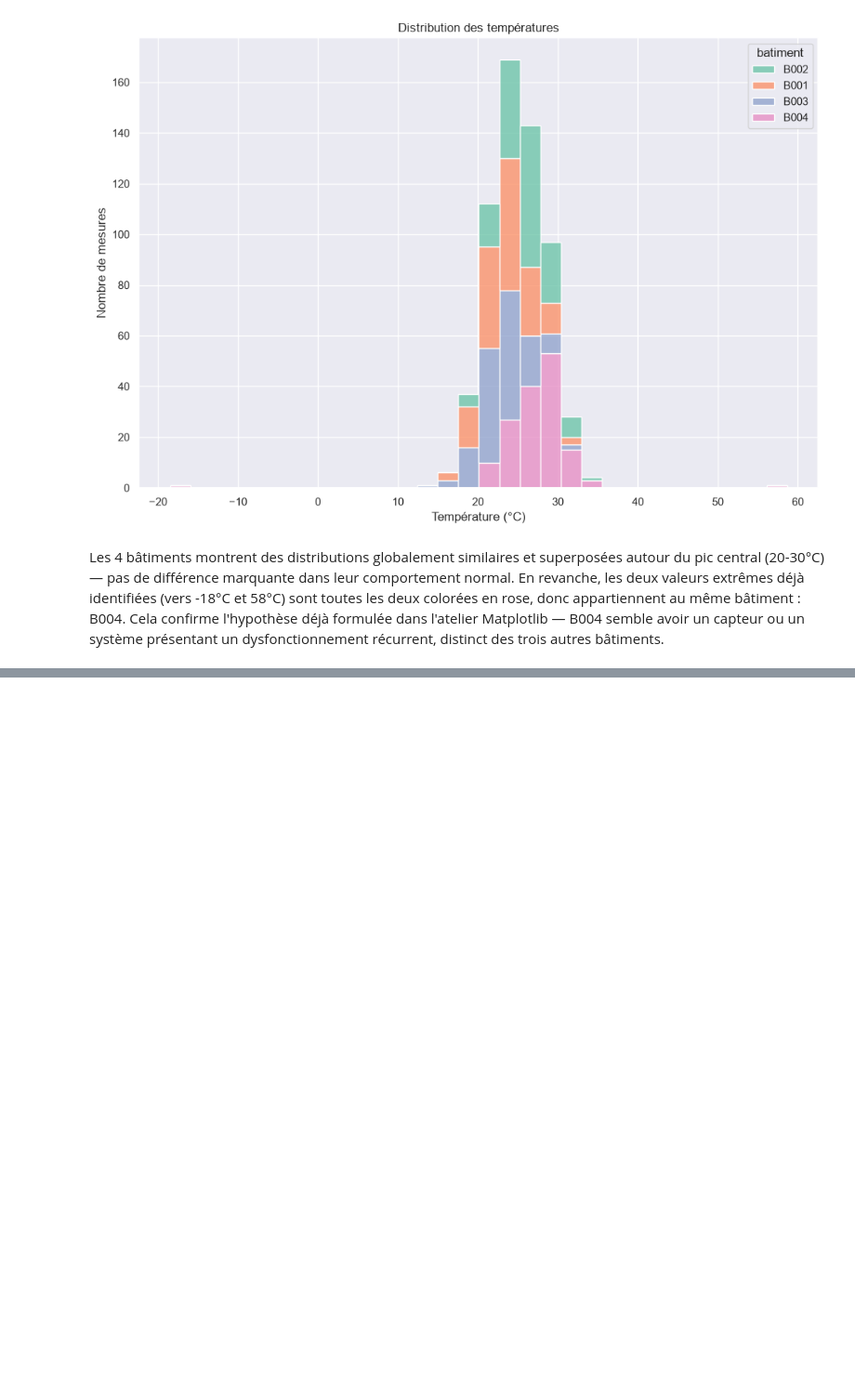
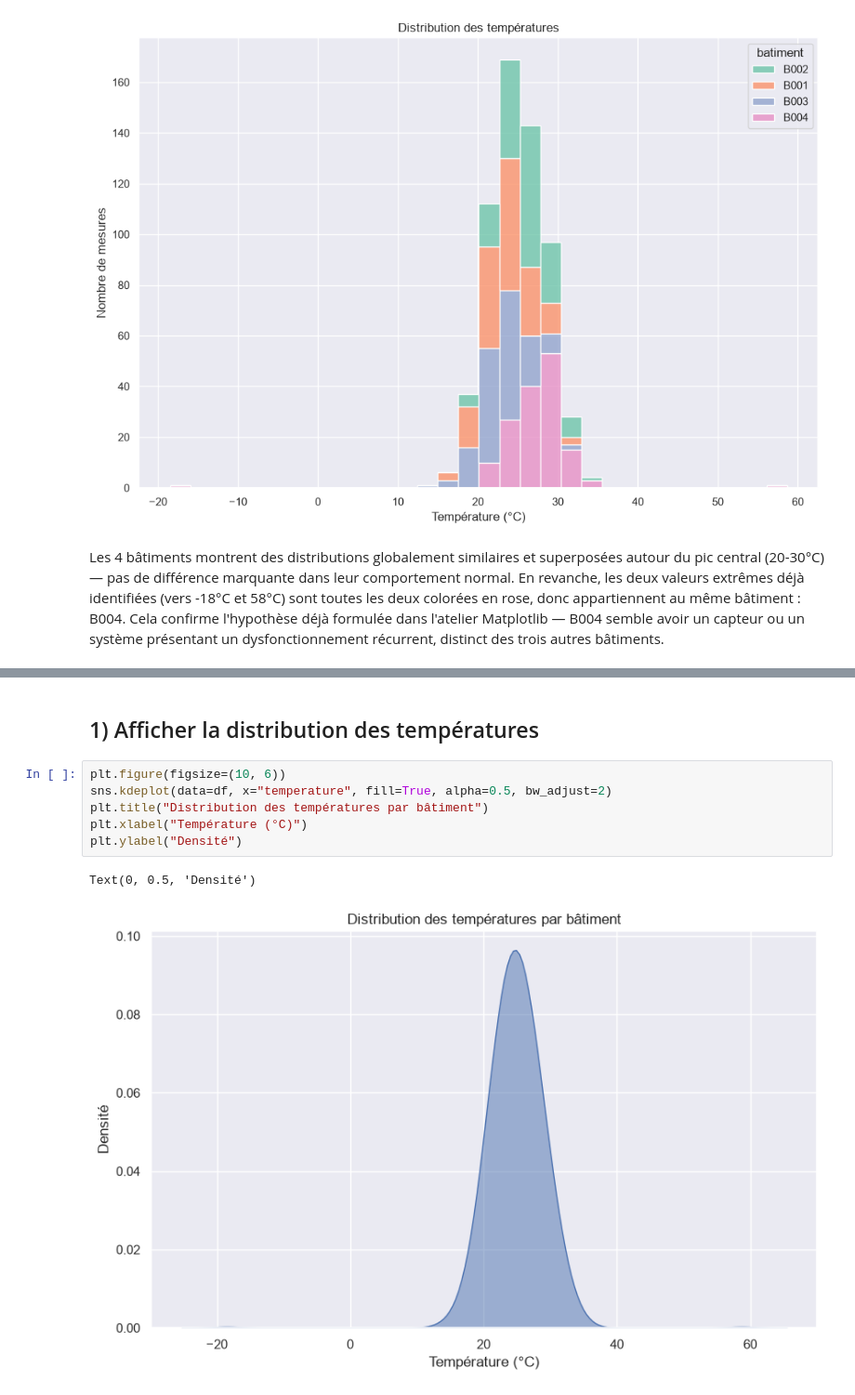
Before and after one commit to Mayra-99/atelier_seaborn_iot, a Jupyter notebook: notebooks/atelier_seaborn_iot.ipynb, the cells around one changed output, grey strips where cells are left out. Shown at 93% size. Saved outputs shown, nothing was run; the diff lists cells and outputs as text; blank space fills up the shorter version.

Commit message:
Partie 2 : distribution des temperatures avec kdeplot, globale et par batiment

```diff
--- a/notebooks/atelier_seaborn_iot.ipynb
+++ b/notebooks/atelier_seaborn_iot.ipynb
@@ -134,0 +139,11 @@ présentant un dysfonctionnement récurrent, distinct des trois autres bâtiment
+# %% [markdown]
+## 1) Afficher la distribution des températures
+# %%
+plt.figure(figsize=(10, 6))
+sns.kdeplot(data=df, x="temperature", fill=True, alpha=0.5, bw_adjust=2)
+plt.title("Distribution des températures par bâtiment")
+plt.xlabel("Température (°C)")
+plt.ylabel("Densité")
+# %% [output]
+Text(0, 0.5, 'Densité')
+[figure, added]
```
Also changed, not shown: parts of 4 cells of this notebook.
